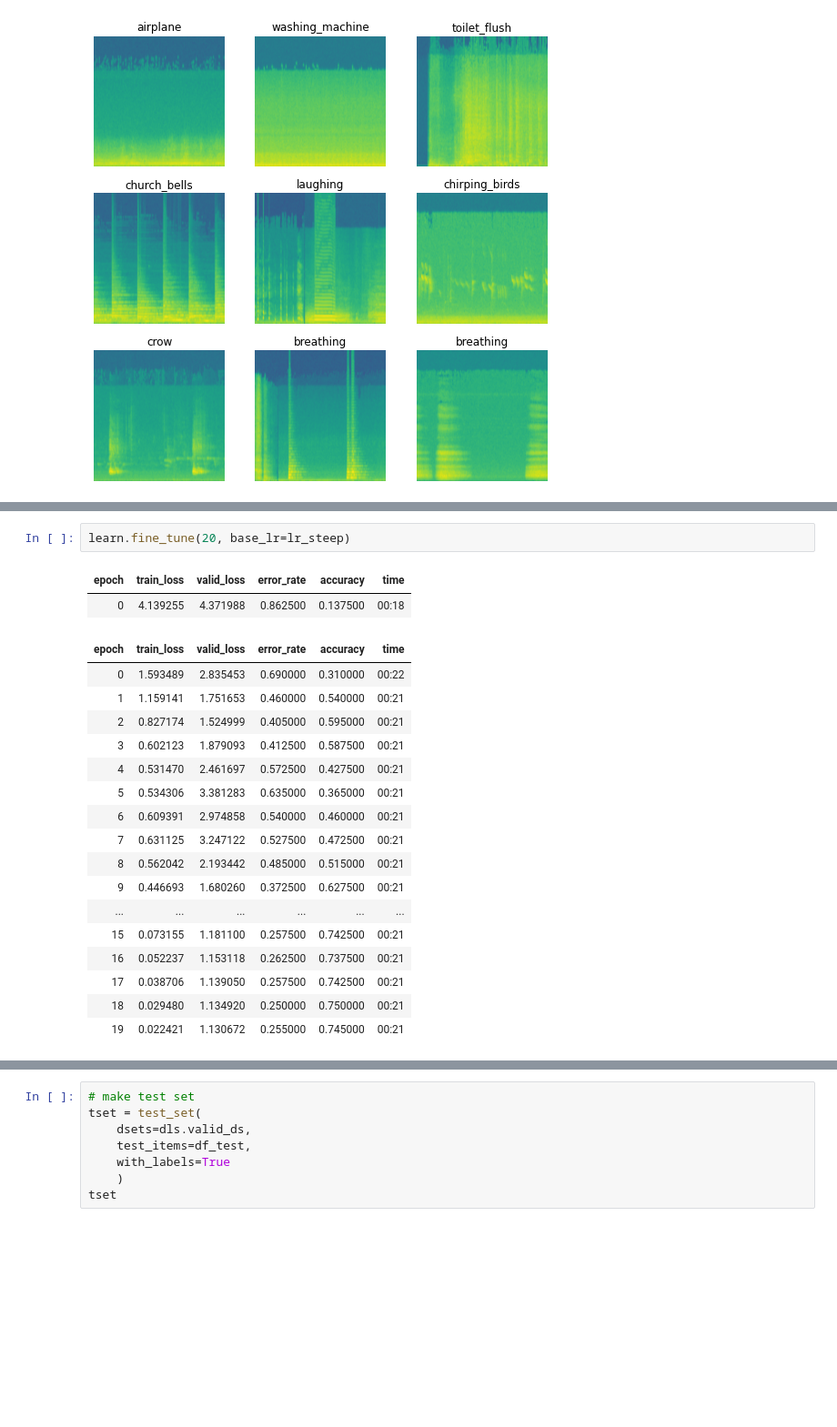
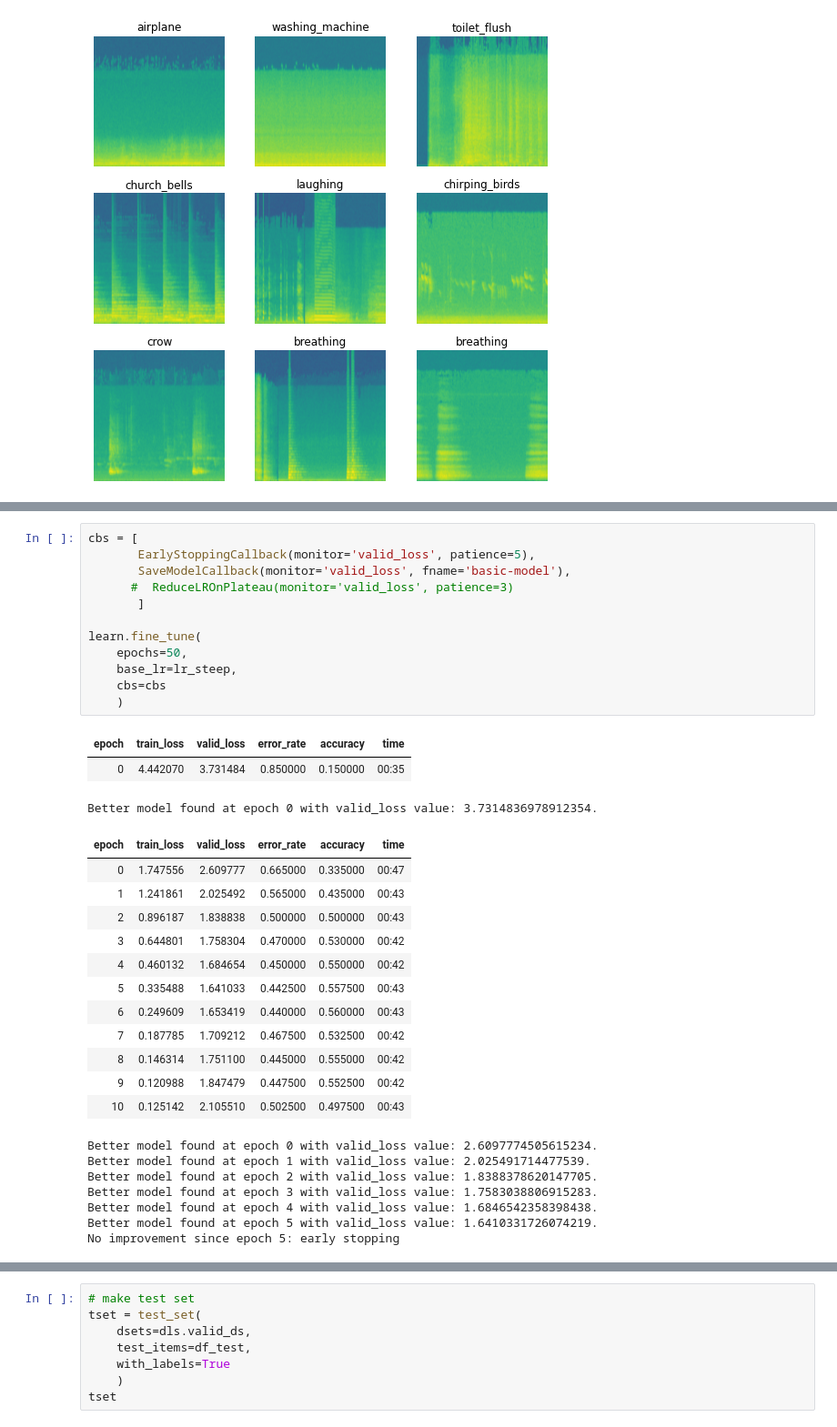
Before and after one commit to adamsiemaszkiewicz/sound_classifier, a Jupyter notebook: 02_Classifier.ipynb, the cells around one changed output, grey strips where cells are left out. Shown at 91% size. Saved outputs shown, nothing was run; the diff lists cells and outputs as text; blank space fills up the shorter version.

```diff
--- a/02_Classifier.ipynb
+++ b/02_Classifier.ipynb
@@ -325,22 +350,35 @@ Once we have a good learning rate to train our model, let's fine-tune the pretra
-# %%
-learn.fine_tune(20, base_lr=lr_steep)
-# %% [output]
-| epoch | train_loss | valid_loss | error_rate | accuracy | time |
-| 0 | 4.139255 | 4.371988 | 0.862500 | 0.137500 | 00:18 |
-| epoch | train_loss | valid_loss | error_rate | accuracy | time |
-| 0 | 1.593489 | 2.835453 | 0.690000 | 0.310000 | 00:22 |
-| 1 | 1.159141 | 1.751653 | 0.460000 | 0.540000 | 00:21 |
-| 2 | 0.827174 | 1.524999 | 0.405000 | 0.595000 | 00:21 |
-| 3 | 0.602123 | 1.879093 | 0.412500 | 0.587500 | 00:21 |
-| 4 | 0.531470 | 2.461697 | 0.572500 | 0.427500 | 00:21 |
-| 5 | 0.534306 | 3.381283 | 0.635000 | 0.365000 | 00:21 |
-| 6 | 0.609391 | 2.974858 | 0.540000 | 0.460000 | 00:21 |
-| 7 | 0.631125 | 3.247122 | 0.527500 | 0.472500 | 00:21 |
-| 8 | 0.562042 | 2.193442 | 0.485000 | 0.515000 | 00:21 |
-| 9 | 0.446693 | 1.680260 | 0.372500 | 0.627500 | 00:21 |
-| ... | ... | ... | ... | ... | ... |
-| 15 | 0.073155 | 1.181100 | 0.257500 | 0.742500 | 00:21 |
-| 16 | 0.052237 | 1.153118 | 0.262500 | 0.737500 | 00:21 |
-| 17 | 0.038706 | 1.139050 | 0.257500 | 0.742500 | 00:21 |
-| 18 | 0.029480 | 1.134920 | 0.250000 | 0.750000 | 00:21 |
-| 19 | 0.022421 | 1.130672 | 0.255000 | 0.745000 | 00:21 |
+# %%
+cbs = [
+       EarlyStoppingCallback(monitor='valid_loss', patience=5),
+       SaveModelCallback(monitor='valid_loss', fname='basic-model'),
+      #  ReduceLROnPlateau(monitor='valid_loss', patience=3)
+       ]
+
+learn.fine_tune(
+    epochs=50,
+    base_lr=lr_steep,
+    cbs=cbs
+    )
+# %% [output]
+| epoch | train_loss | valid_loss | error_rate | accuracy | time |
+| 0 | 4.442070 | 3.731484 | 0.850000 | 0.150000 | 00:35 |
+Better model found at epoch 0 with valid_loss value: 3.7314836978912354.
+| epoch | train_loss | valid_loss | error_rate | accuracy | time |
+| 0 | 1.747556 | 2.609777 | 0.665000 | 0.335000 | 00:47 |
+| 1 | 1.241861 | 2.025492 | 0.565000 | 0.435000 | 00:43 |
+| 2 | 0.896187 | 1.838838 | 0.500000 | 0.500000 | 00:43 |
+| 3 | 0.644801 | 1.758304 | 0.470000 | 0.530000 | 00:42 |
+| 4 | 0.460132 | 1.684654 | 0.450000 | 0.550000 | 00:42 |
+| 5 | 0.335488 | 1.641033 | 0.442500 | 0.557500 | 00:43 |
+| 6 | 0.249609 | 1.653419 | 0.440000 | 0.560000 | 00:43 |
+| 7 | 0.187785 | 1.709212 | 0.467500 | 0.532500 | 00:42 |
+| 8 | 0.146314 | 1.751100 | 0.445000 | 0.555000 | 00:42 |
+| 9 | 0.120988 | 1.847479 | 0.447500 | 0.552500 | 00:42 |
+| 10 | 0.125142 | 2.105510 | 0.502500 | 0.497500 | 00:43 |
+Better model found at epoch 0 with valid_loss value: 2.6097774505615234.
+Better model found at epoch 1 with valid_loss value: 2.025491714477539.
+Better model found at epoch 2 with valid_loss value: 1.8388378620147705.
+Better model found at epoch 3 with valid_loss value: 1.7583038806915283.
+Better model found at epoch 4 with valid_loss value: 1.6846542358398438.
+Better model found at epoch 5 with valid_loss value: 1.6410331726074219.
+No improvement since epoch 5: early stopping
```
Also changed, not shown: parts of 114 cells of this notebook.
